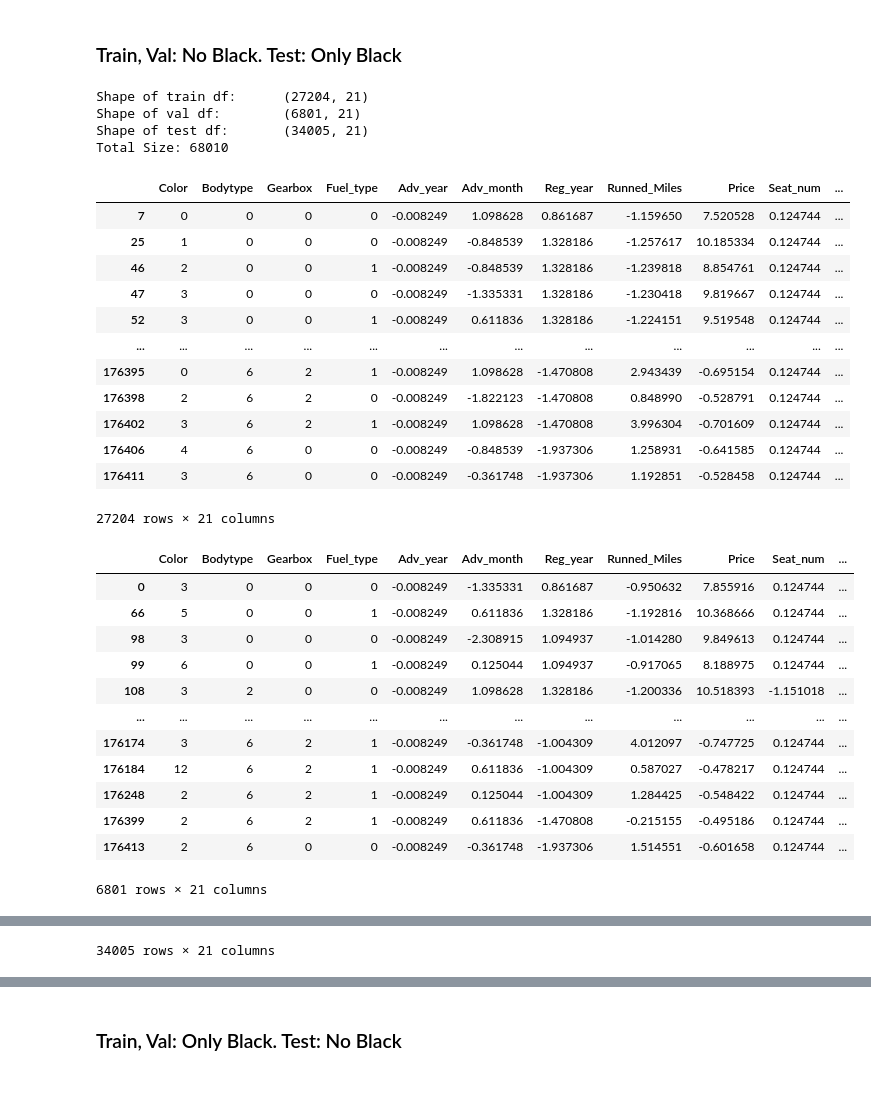
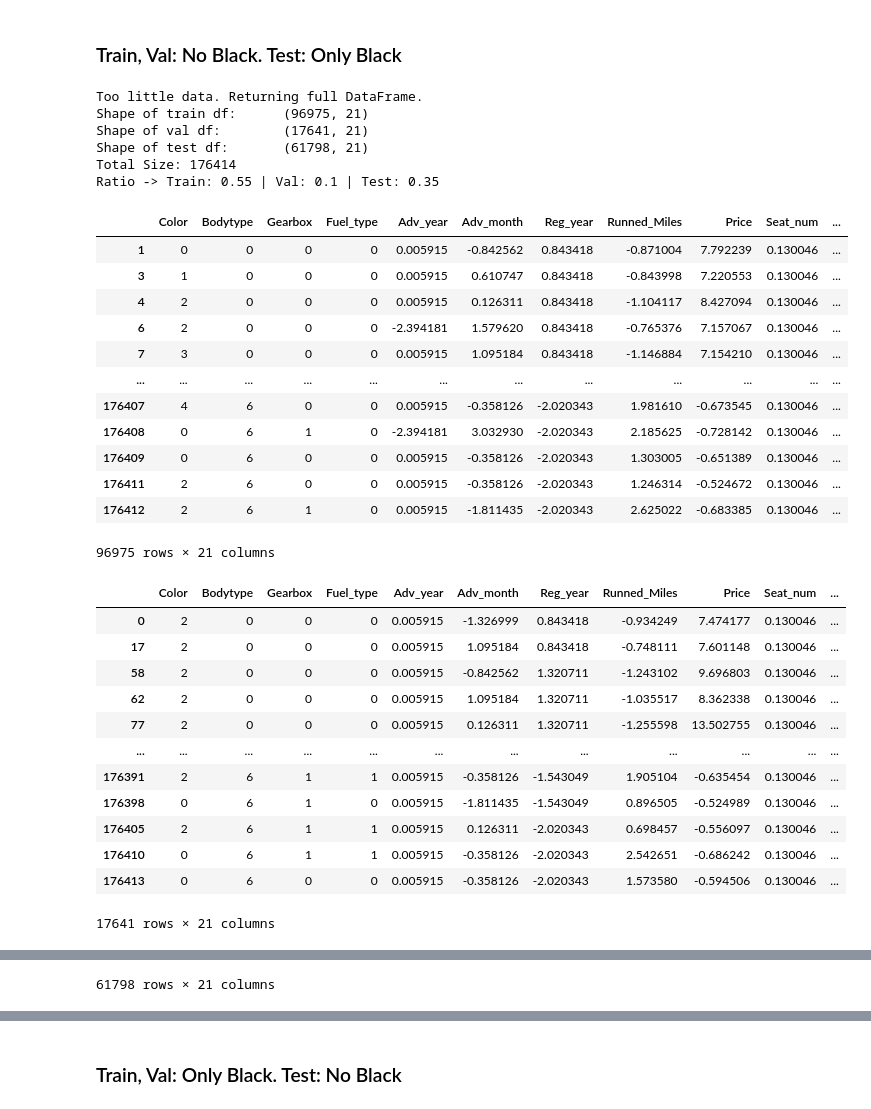
Before and after one commit to kgutjahr/STiL-TTA, a Jupyter notebook: data/create_shifted_data.ipynb, the cells around one changed output, grey strips where cells are left out. Saved outputs shown, nothing was run; the diff lists cells and outputs as text; code cells hidden in the pictures.

Commit message:
improve create_shifted_splits

```diff
--- a/data/create_shifted_data.ipynb
+++ b/data/create_shifted_data.ipynb
@@ -430,4 +446,15 @@ def create_shift_mask(df: pd.DataFrame, filters: list[Dict[str, str]], filter_co
     return mask
+# %%
+def create_cutted_split(df: pd.DataFrame, desired_size: int) -> pd.DataFrame:
+    if desired_size >= len(df):
+        print("Too little data. Returning full DataFrame.")
+        return df.copy()
+
+    desired_size = min(desired_size, len(df)-1)
+    x = desired_size / len(df)
+    df_ids = data_split(df=df, nclasses=df["Genmodel_ID"].nunique(), split=x)
+    cutted_df = df.loc[df['Adv_ID'].isin(df_ids)]
+    return cutted_df
 # %%
 
 def create_shifted_splits(df: pd.DataFrame, split: list[Dict[str, Any]], split_cond: str, ratio: list[float], mode: int = 0) -> Tuple[pd.DataFrame, pd.DataFrame, pd.DataFrame]:
@@ -662,60 +650,62 @@ categorical_columns = ['Color', 'Bodytype', 'Gearbox', 'Fuel_type']
 
 reorder_columns = categorical_columns + continuous_columns
 # %%
-ratio = [0.1, 0.5]
+ratio = [0.1, 0.3]
 train_no_black_df, val_no_black_df, test_only_black_df = create_shifted_splits(df=full_data_df,
-                                                                               split=[{"Color": "Black"}],
-                                                                               split_cond="and",
+                                                                               split=[{"Color": "Black"}, {"Color": "Blue"}],
+                                                                               split_cond="or",
                                                                                ratio=ratio,
                                                                                mode=0)
 
 cat_plus_gen_cols = categorical_columns + ["Genmodel_ID"]
 train_no_black_df, val_no_black_df, test_only_black_df, cat_mapping = categorize(train_df=train_no_black_df,
                                                                     val_df=val_no_black_df,
                                                                     test_df=test_only_black_df,
                                                                     categorical_columns=cat_plus_gen_cols)
 
 train_no_black_df, val_no_black_df, test_only_black_df = normalize(train_df=train_no_black_df,
                                                                     val_df=val_no_black_df,
                                                                     test_df=test_only_black_df,
                                                                     continuous_columns=continuous_columns)
 
 train_no_black_df = reorder_df(df=train_no_black_df, new_order=reorder_columns)
 val_no_black_df = reorder_df(df=val_no_black_df, new_order=reorder_columns)
 test_only_black_df = reorder_df(df=test_only_black_df, new_order=reorder_columns)
 
 display(train_no_black_df)
 display(val_no_black_df)
 display(test_only_black_df)
 # %% [output]
-Shape of train df:      (27204, 21)
-Shape of val df:        (6801, 21)
-Shape of test df:       (34005, 21)
-Total Size: 68010
+Too little data. Returning full DataFrame.
+Shape of train df:      (96975, 21)
+Shape of val df:        (17641, 21)
+Shape of test df:       (61798, 21)
+Total Size: 176414
+Ratio -> Train: 0.55 | Val: 0.1 | Test: 0.35
 |  | Color | Bodytype | Gearbox | Fuel_type | Adv_year | Adv_month | Reg_year | Runned_Miles | Price | Seat_num | ... |
-| 7 | 0 | 0 | 0 | 0 | -0.008249 | 1.098628 | 0.861687 | -1.159650 | 7.520528 | 0.124744 | ... |
-| 25 | 1 | 0 | 0 | 0 | -0.008249 | -0.848539 | 1.328186 | -1.257617 | 10.185334 | 0.124744 | ... |
-| 46 | 2 | 0 | 0 | 1 | -0.008249 | -0.848539 | 1.328186 | -1.239818 | 8.854761 | 0.124744 | ... |
-| 47 | 3 | 0 | 0 | 0 | -0.008249 | -1.335331 | 1.328186 | -1.230418 | 9.819667 | 0.124744 | ... |
-| 52 | 3 | 0 | 0 | 1 | -0.008249 | 0.611836 | 1.328186 | -1.224151 | 9.519548 | 0.124744 | ... |
+| 1 | 0 | 0 | 0 | 0 | 0.005915 | -0.842562 | 0.843418 | -0.871004 | 7.792239 | 0.130046 | ... |
+| 3 | 1 | 0 | 0 | 0 | 0.005915 | 0.610747 | 0.843418 | -0.843998 | 7.220553 | 0.130046 | ... |
+| 4 | 2 | 0 | 0 | 0 | 0.005915 | 0.126311 | 0.843418 | -1.104117 | 8.427094 | 0.130046 | ... |
+| 6 | 2 | 0 | 0 | 0 | -2.394181 | 1.579620 | 0.843418 | -0.765376 | 7.157067 | 0.130046 | ... |
+| 7 | 3 | 0 | 0 | 0 | 0.005915 | 1.095184 | 0.843418 | -1.146884 | 7.154210 | 0.130046 | ... |
 | ... | ... | ... | ... | ... | ... | ... | ... | ... | ... | ... | ... |
-| 176395 | 0 | 6 | 2 | 1 | -0.008249 | 1.098628 | -1.470808 | 2.943439 | -0.695154 | 0.124744 | ... |
-| 176398 | 2 | 6 | 2 | 0 | -0.008249 | -1.822123 | -1.470808 | 0.848990 | -0.528791 | 0.124744 | ... |
-| 176402 | 3 | 6 | 2 | 1 | -0.008249 | 1.098628 | -1.470808 | 3.996304 | -0.701609 | 0.124744 | ... |
-| 176406 | 4 | 6 | 0 | 0 | -0.008249 | -0.848539 | -1.937306 | 1.258931 | -0.641585 | 0.124744 | ... |
-| 176411 | 3 | 6 | 0 | 0 | -0.008249 | -0.361748 | -1.937306 | 1.192851 | -0.528458 | 0.124744 | ... |
+| 176407 | 4 | 6 | 0 | 0 | 0.005915 | -0.358126 | -2.020343 | 1.981610 | -0.673545 | 0.130046 | ... |
+| 176408 | 0 | 6 | 1 | 0 | -2.394181 | 3.032930 | -2.020343 | 2.185625 | -0.728142 | 0.130046 | ... |
+| 176409 | 0 | 6 | 0 | 0 | 0.005915 | -0.358126 | -2.020343 | 1.303005 | -0.651389 | 0.130046 | ... |
+| 176411 | 2 | 6 | 0 | 0 | 0.005915 | -0.358126 | -2.020343 | 1.246314 | -0.524672 | 0.130046 | ... |
+| 176412 | 2 | 6 | 1 | 0 | 0.005915 | -1.811435 | -2.020343 | 2.625022 | -0.683385 | 0.130046 | ... |
-27204 rows × 21 columns
+96975 rows × 21 columns
 |  | Color | Bodytype | Gearbox | Fuel_type | Adv_year | Adv_month | Reg_year | Runned_Miles | Price | Seat_num | ... |
-| 0 | 3 | 0 | 0 | 0 | -0.008249 | -1.335331 | 0.861687 | -0.950632 | 7.855916 | 0.124744 | ... |
-| 66 | 5 | 0 | 0 | 1 | -0.008249 | 0.611836 | 1.328186 | -1.192816 | 10.368666 | 0.124744 | ... |
-| 98 | 3 | 0 | 0 | 0 | -0.008249 | -2.308915 | 1.094937 | -1.014280 | 9.849613 | 0.124744 | ... |
-| 99 | 6 | 0 | 0 | 1 | -0.008249 | 0.125044 | 1.094937 | -0.917065 | 8.188975 | 0.124744 | ... |
-| 108 | 3 | 2 | 0 | 0 | -0.008249 | 1.098628 | 1.328186 | -1.200336 | 10.518393 | -1.151018 | ... |
+| 0 | 2 | 0 | 0 | 0 | 0.005915 | -1.326999 | 0.843418 | -0.934249 | 7.474177 | 0.130046 | ... |
+| 17 | 2 | 0 | 0 | 0 | 0.005915 | 1.095184 | 0.843418 | -0.748111 | 7.601148 | 0.130046 | ... |
+| 58 | 2 | 0 | 0 | 0 | 0.005915 | -0.842562 | 1.320711 | -1.243102 | 9.696803 | 0.130046 | ... |
+| 62 | 2 | 0 | 0 | 0 | 0.005915 | 1.095184 | 1.320711 | -1.035517 | 8.362338 | 0.130046 | ... |
+| 77 | 2 | 0 | 0 | 0 | 0.005915 | 0.126311 | 1.320711 | -1.255598 | 13.502755 | 0.130046 | ... |
 | ... | ... | ... | ... | ... | ... | ... | ... | ... | ... | ... | ... |
-| 176174 | 3 | 6 | 2 | 1 | -0.008249 | -0.361748 | -1.004309 | 4.012097 | -0.747725 | 0.124744 | ... |
-| 176184 | 12 | 6 | 2 | 1 | -0.008249 | 0.611836 | -1.004309 | 0.587027 | -0.478217 | 0.124744 | ... |
-| 176248 | 2 | 6 | 2 | 1 | -0.008249 | 0.125044 | -1.004309 | 1.284425 | -0.548422 | 0.124744 | ... |
-| 176399 | 2 | 6 | 2 | 1 | -0.008249 | 0.611836 | -1.470808 | -0.215155 | -0.495186 | 0.124744 | ... |
-| 176413 | 2 | 6 | 0 | 0 | -0.008249 | -0.361748 | -1.937306 | 1.514551 | -0.601658 | 0.124744 | ... |
+| 176391 | 2 | 6 | 1 | 1 | 0.005915 | -0.358126 | -1.543049 | 1.905104 | -0.635454 | 0.130046 | ... |
+| 176398 | 0 | 6 | 1 | 0 | 0.005915 | -1.811435 | -1.543049 | 0.896505 | -0.524989 | 0.130046 | ... |
+| 176405 | 2 | 6 | 1 | 1 | 0.005915 | 0.126311 | -2.020343 | 0.698457 | -0.556097 | 0.130046 | ... |
+| 176410 | 0 | 6 | 1 | 1 | 0.005915 | -0.358126 | -2.020343 | 2.542651 | -0.686242 | 0.130046 | ... |
+| 176413 | 0 | 6 | 0 | 0 | 0.005915 | -0.358126 | -2.020343 | 1.573580 | -0.594506 | 0.130046 | ... |
-6801 rows × 21 columns
+17641 rows × 21 columns
 |  | Color | Bodytype | Gearbox | Fuel_type | Adv_year | Adv_month | Reg_year | Runned_Miles | Price | Seat_num | ... |
@@ -733,3 +723,3 @@ Total Size: 68010
-34005 rows × 21 columns
+61798 rows × 21 columns
 # %%
 cat_mapping
```
Also changed, not shown: parts of 11 cells of this notebook.
